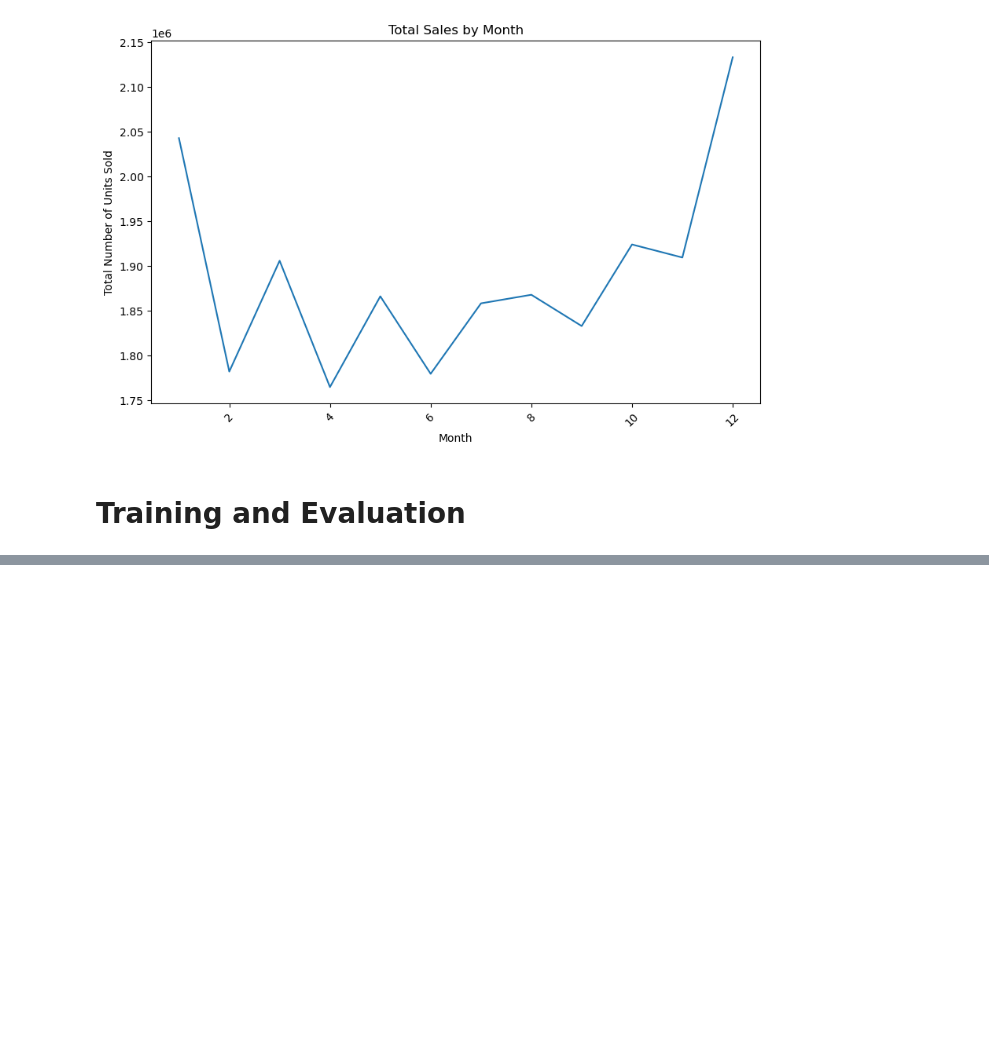
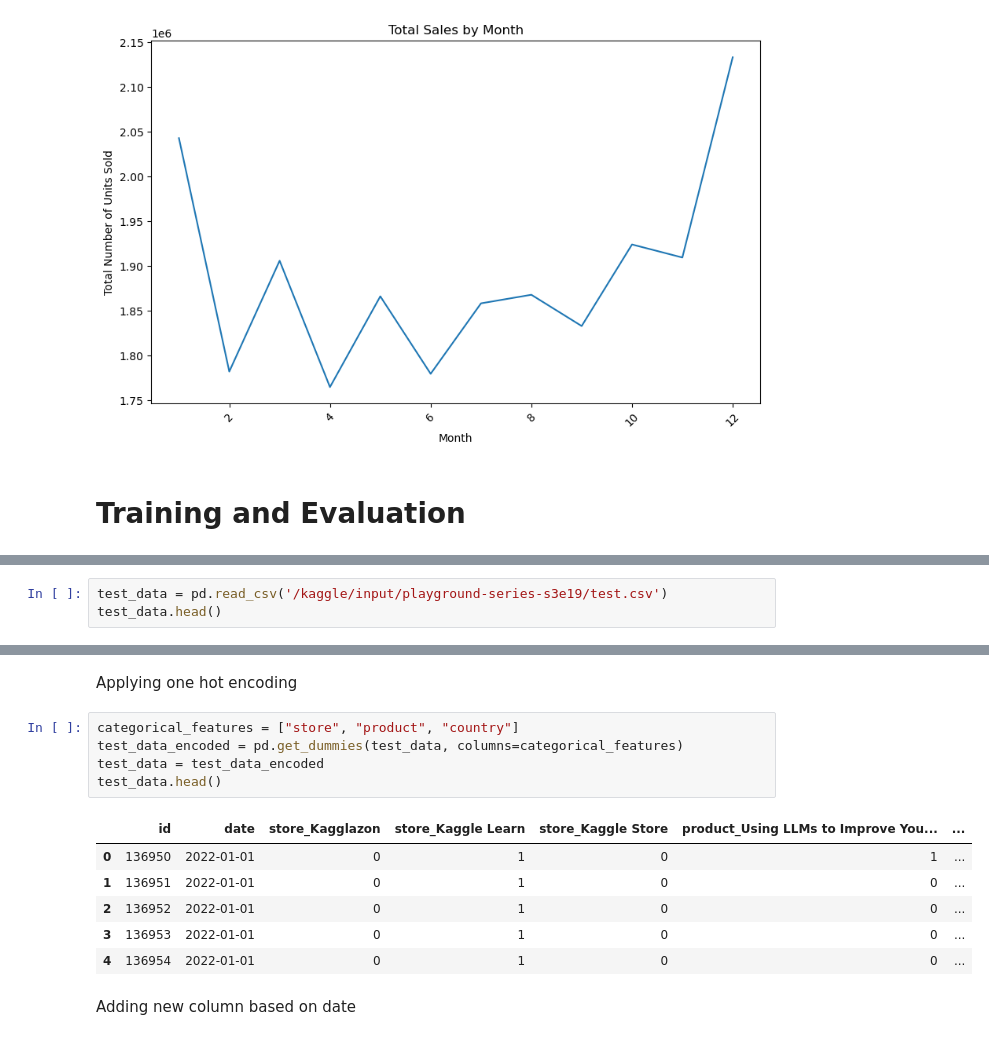
Before and after one commit to Arnav710/Forecasting-Mini-Course-Sales, a Jupyter notebook: forecasting-mini-course-sales.ipynb, the cells around one changed output, grey strips where cells are left out. Saved outputs shown, nothing was run; the diff lists cells and outputs as text; blank space fills up the shorter version.

Commit message:
Kaggle Notebook | Forecasting Mini-Course Sales | Version 5

```diff
--- a/forecasting-mini-course-sales.ipynb
+++ b/forecasting-mini-course-sales.ipynb
@@ -284,0 +289,3 @@ Average R-squared (R2) Score: 0.969039136158225
+# %%
+test_data = pd.read_csv('/kaggle/input/playground-series-s3e19/test.csv')
+test_data.head()
@@ -284,0 +299,16 @@ Average R-squared (R2) Score: 0.969039136158225
+# %% [markdown]
+Applying one hot encoding
+# %%
+categorical_features = ["store", "product", "country"]
+test_data_encoded = pd.get_dummies(test_data, columns=categorical_features)
+test_data = test_data_encoded
+test_data.head()
+# %% [output]
+|  | id | date | store_Kagglazon | store_Kaggle Learn | store_Kaggle Store | product_Using LLMs to Improve You... | ... |
+| 0 | 136950 | 2022-01-01 | 0 | 1 | 0 | 1 | ... |
+| 1 | 136951 | 2022-01-01 | 0 | 1 | 0 | 0 | ... |
+| 2 | 136952 | 2022-01-01 | 0 | 1 | 0 | 0 | ... |
+| 3 | 136953 | 2022-01-01 | 0 | 1 | 0 | 0 | ... |
+| 4 | 136954 | 2022-01-01 | 0 | 1 | 0 | 0 | ... |
+# %% [markdown]
+Adding new column based on date
```
Also changed, not shown: parts of 17 cells of this notebook.
